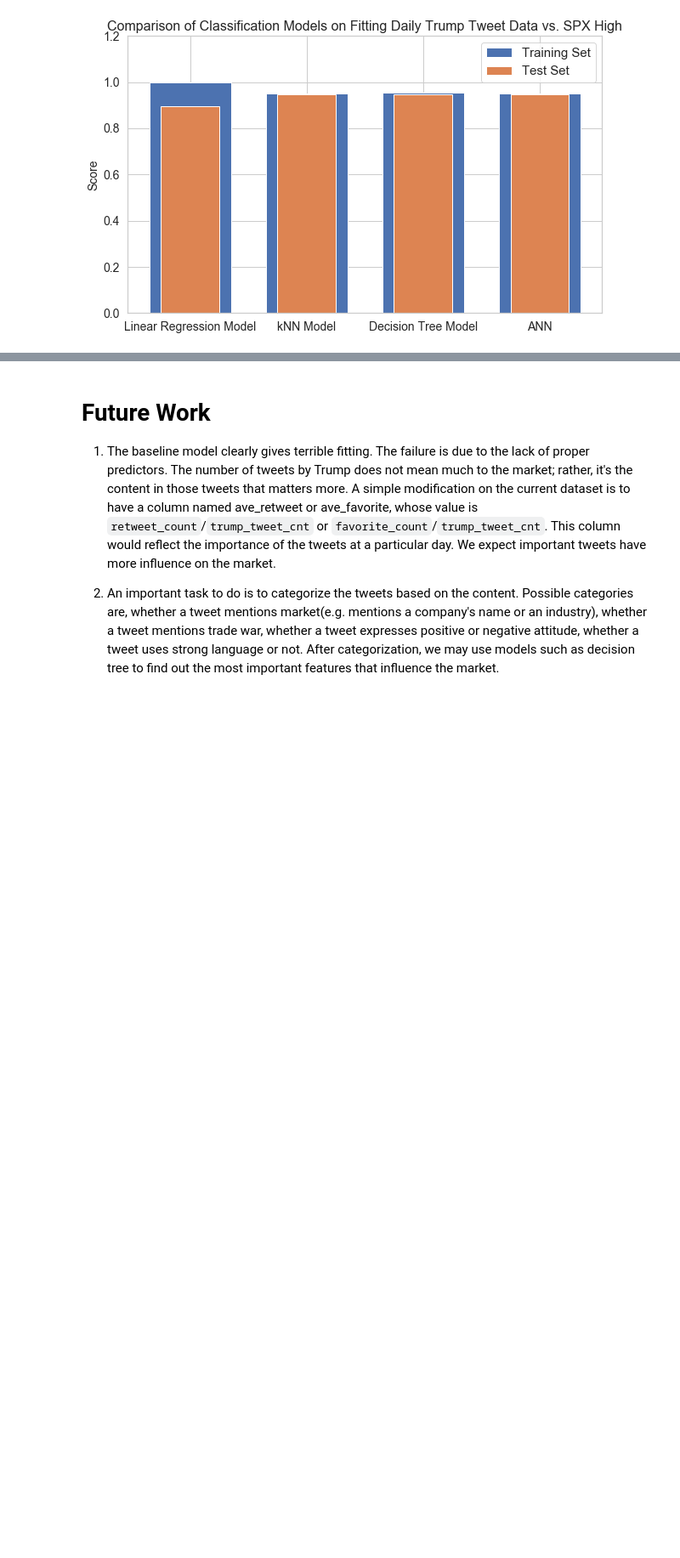
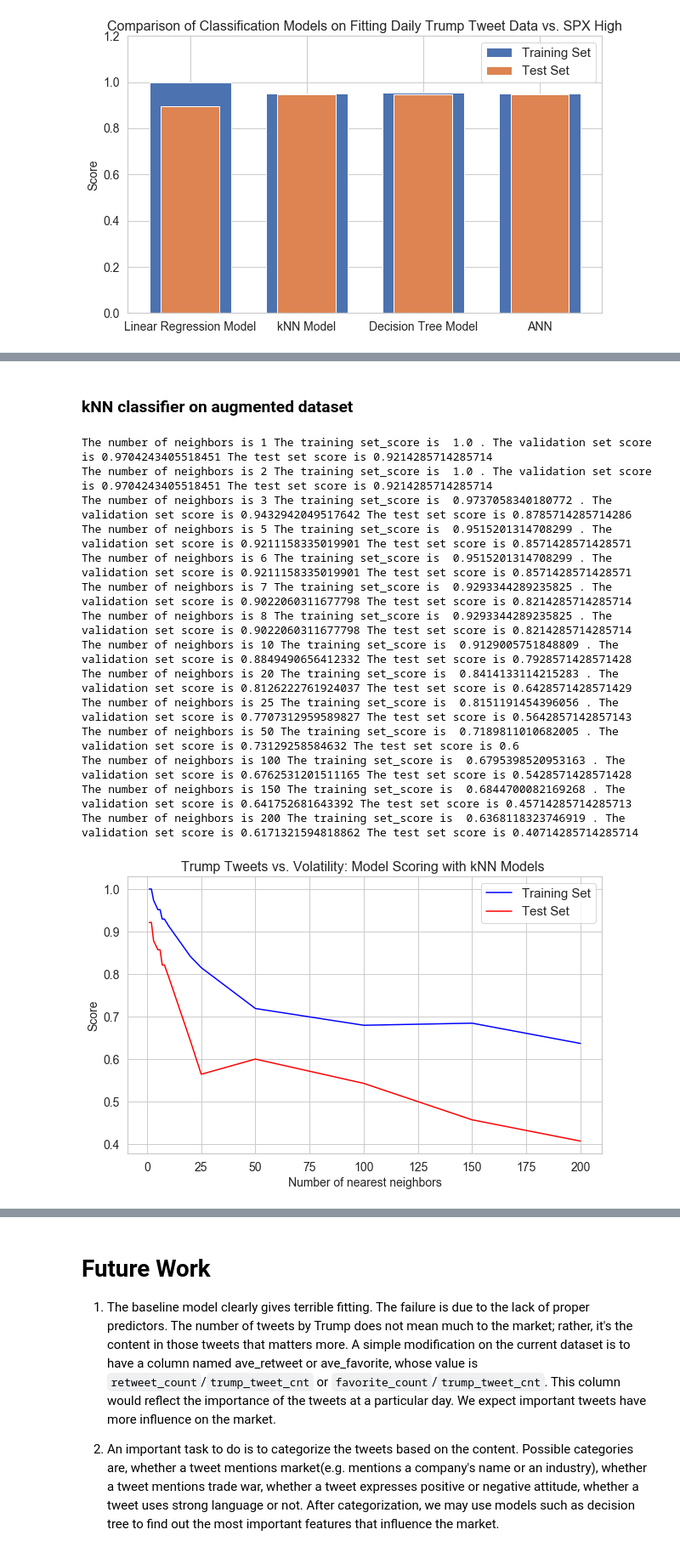
Before and after one commit to harvardfinalproject/finalproject, a Jupyter notebook: Milestone4_Group6_version2_Martin.ipynb, the cells around one changed output, grey strips where cells are left out. Shown at 85% size. Saved outputs shown, nothing was run; the diff lists cells and outputs as text; code cells hidden in the pictures; blank space fills up the shorter version.

```diff
--- a/Milestone4_Group6_version2_Martin.ipynb
+++ b/Milestone4_Group6_version2_Martin.ipynb
@@ -1117,0 +1194,51 @@ plt.show()
+# %% [markdown]
+### kNN classifier on augmented dataset
+# %%
+from sklearn.neighbors import KNeighborsClassifier
+
+
+k_list = [1,2,3,5,6,7,8,10,20,25,50,100,150,200]
+k_cross_scores = []
+k_train_scores = []
+k_test_scores = []
+for k in k_list:
+    kNN = KNeighborsClassifier(n_neighbors = k).fit(X_train_scaled,y_train2)
+
+    train_score = kNN.score(X_train_scaled,y_train2)
+    cross_score = np.mean(cross_val_score(kNN,X_train_scaled,y_train2,cv=5))
+    test_score = kNN.score(X_test_scaled,y_test2)
+    k_train_scores.append(train_score)
+    k_cross_scores.append(cross_score)
+    k_test_scores.append(test_score)
+
+    print("The number of neighbors is",k,"The training set_score is ",train_score,". The validation set score is",cross_score,"The test set score is",test_score)
+
+
+
+
+fig, ax1 = plt.subplots(figsize=(10,6))
+ax1.plot(k_list,k_train_scores, color='blue', label='Training Set')
+ax1.plot(k_list,k_test_scores,color='red',  label='Test Set')
+
+ax1.set_xlabel("Number of nearest neighbors",fontsize=14)
+ax1.set_ylabel("Score",fontsize=14)
+ax1.tick_params(axis='both', labelsize=14)
+plt.title('Trump Tweets vs. Volatility: Model Scoring with kNN Models ', fontsize=16)
+plt.legend(fontsize = 15)
+plt.show()
+# %% [output]
+The number of neighbors is 1 The training set_score is  1.0 . The validation set score is 0.9704243405518451 The test set score is 0.9214285714285714
+The number of neighbors is 2 The training set_score is  1.0 . The validation set score is 0.9704243405518451 The test set score is 0.9214285714285714
+The number of neighbors is 3 The training set_score is  0.9737058340180772 . The validation set score is 0.9432942049517642 The test set score is 0.8785714285714286
+The number of neighbors is 5 The training set_score is  0.9515201314708299 . The validation set score is 0.9211158335019901 The test set score is 0.8571428571428571
+The number of neighbors is 6 The training set_score is  0.9515201314708299 . The validation set score is 0.9211158335019901 The test set score is 0.8571428571428571
+The number of neighbors is 7 The training set_score is  0.9293344289235825 . The validation set score is 0.9022060311677798 The test set score is 0.8214285714285714
+The number of neighbors is 8 The training set_score is  0.9293344289235825 . The validation set score is 0.9022060311677798 The test set score is 0.8214285714285714
+The number of neighbors is 10 The training set_score is  0.9129005751848809 . The validation set score is 0.8849490656412332 The test set score is 0.7928571428571428
+The number of neighbors is 20 The training set_score is  0.8414133114215283 . The validation set score is 0.8126222761924037 The test set score is 0.6428571428571429
+The number of neighbors is 25 The training set_score is  0.8151191454396056 . The validation set score is 0.7707312959589827 The test set score is 0.5642857142857143
+The number of neighbors is 50 The training set_score is  0.7189811010682005 . The validation set score is 0.73129258584632 The test set score is 0.6
+The number of neighbors is 100 The training set_score is  0.6795398520953163 . The validation set score is 0.6762531201511165 The test set score is 0.5428571428571428
+The number of neighbors is 150 The training set_score is  0.6844700082169268 . The validation set score is 0.641752681643392 The test set score is 0.45714285714285713
+The number of neighbors is 200 The training set_score is  0.6368118323746919 . The validation set score is 0.6171321594818862 The test set score is 0.40714285714285714
+[figure, added]
```
Also changed, not shown: parts of 16 cells of this notebook.
